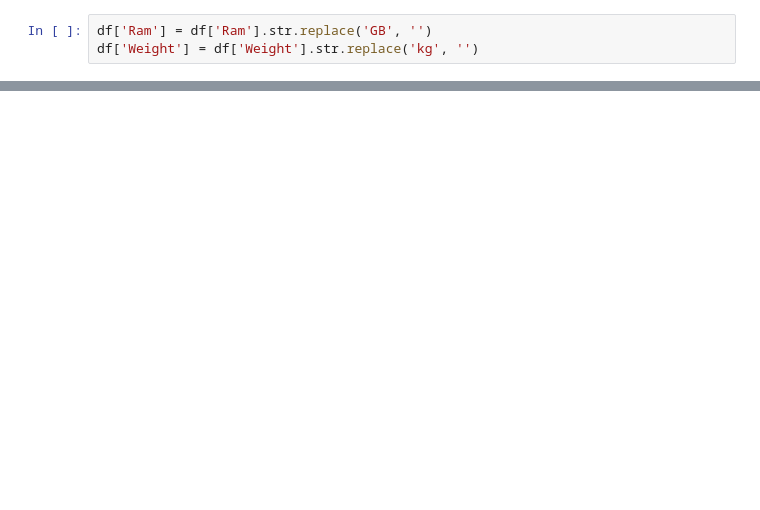
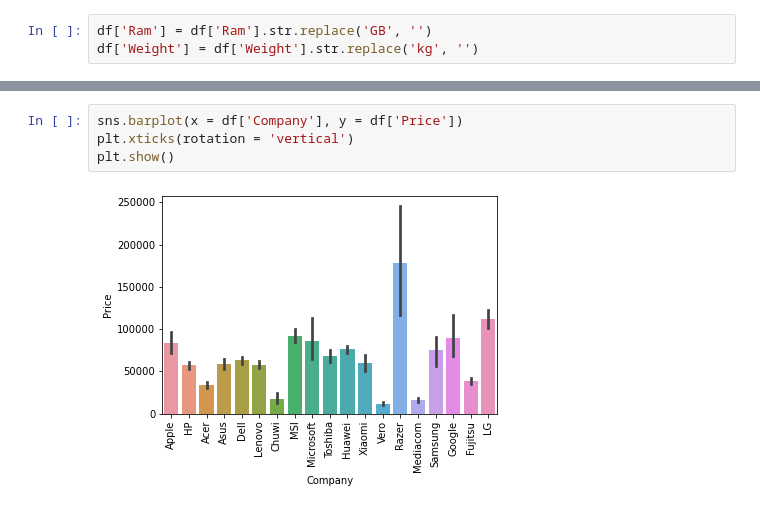
Before and after one commit to ApurbaKumarMajumder/Machine_Learning_Projects, a Jupyter notebook: Laptop_price_Predictor/notebook.ipynb, the cells around one changed output, grey strips where cells are left out. Drawn from its saved outputs; the diff is of its cells as text; blank space fills up the shorter version.

```diff
--- a/Laptop_price_Predictor/notebook.ipynb
+++ b/Laptop_price_Predictor/notebook.ipynb
@@ -107,0 +160,6 @@ df.head()
+# %%
+sns.barplot(x = df['Company'], y = df['Price'])
+plt.xticks(rotation = 'vertical')
+plt.show()
+# %% [output]
+[figure, added]
```
Also changed, not shown: parts of 7 cells of this notebook.
